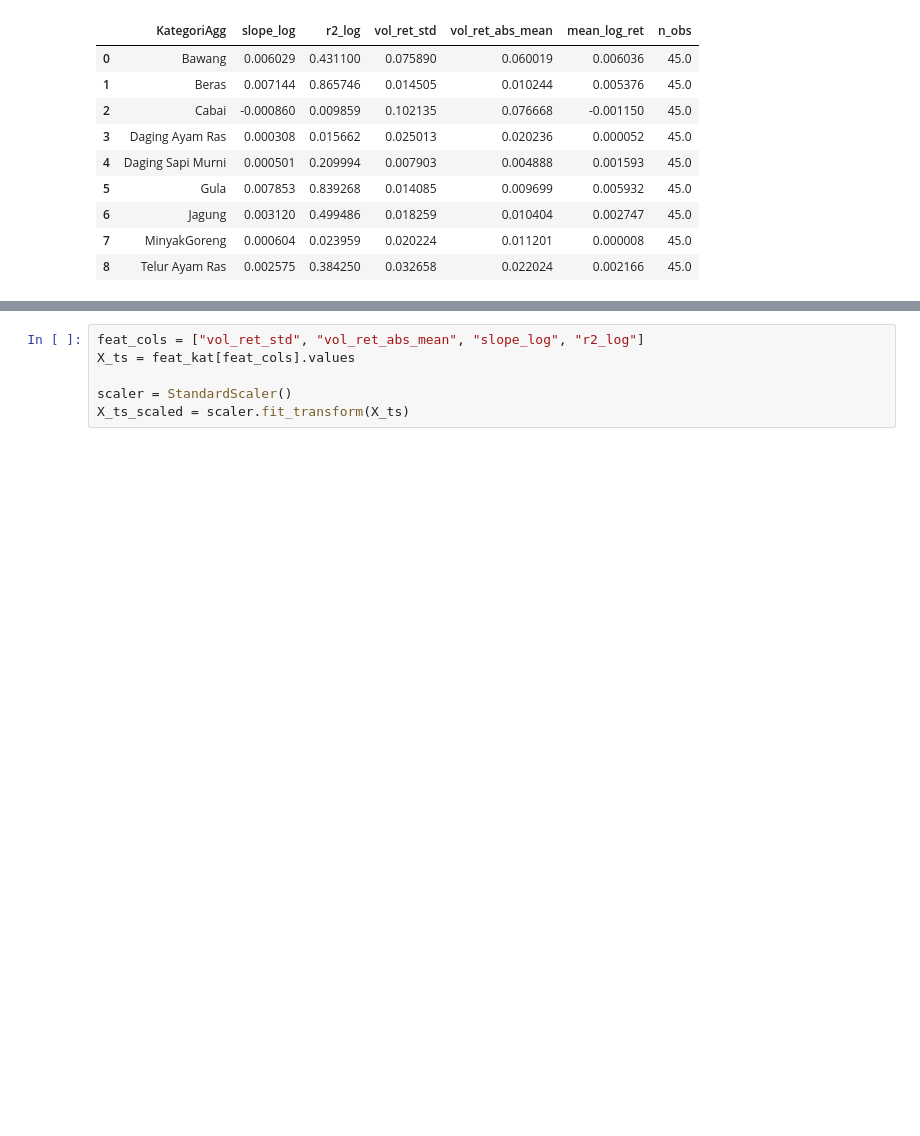
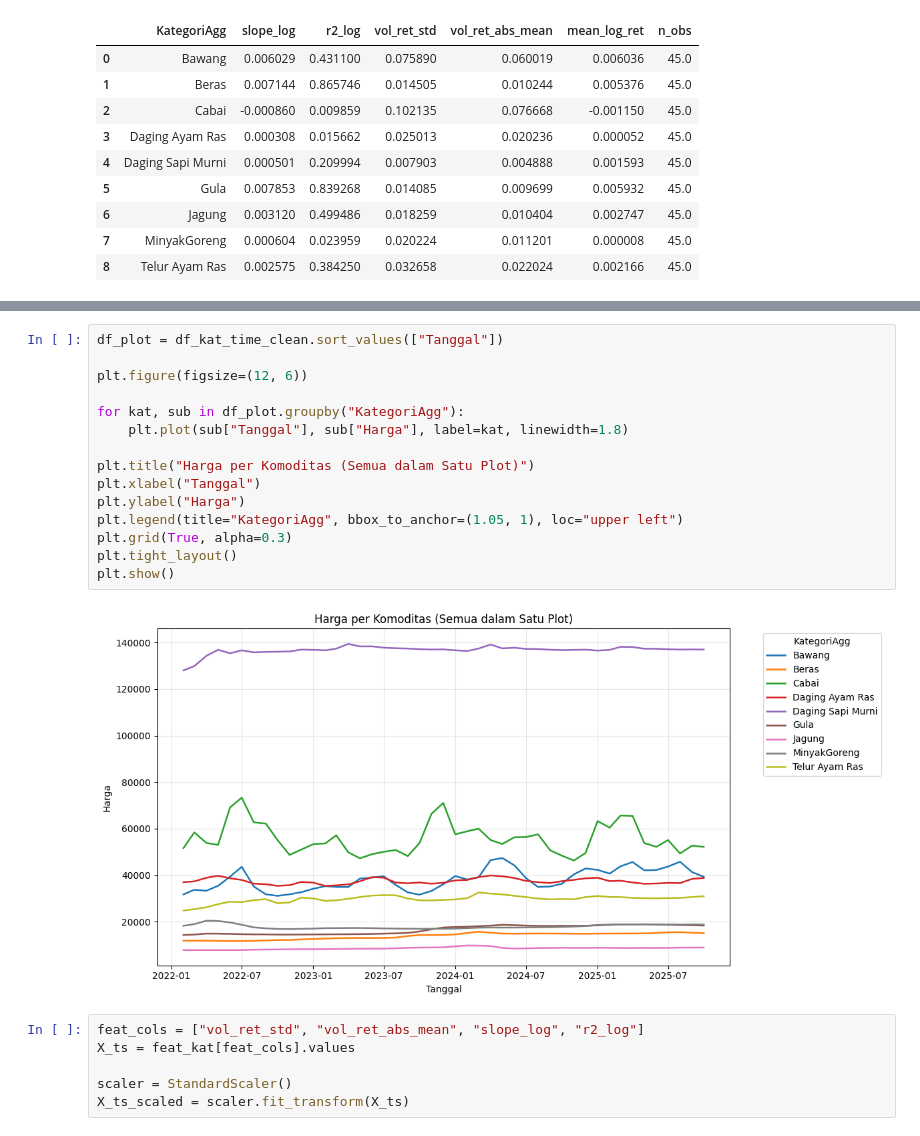
Before and after one commit to ali16180/Clustering-of-Staple-Commodities-in-Indonesia, a Jupyter notebook: G1401231081_Muhammad Hafiz Fazli_Tugas Akhir Individu.ipynb, the cells around one changed output, grey strips where cells are left out. Saved outputs shown, nothing was run; the diff lists cells and outputs as text; blank space fills up the shorter version.

```diff
--- a/G1401231081_Muhammad Hafiz Fazli_Tugas Akhir Individu.ipynb
+++ b/G1401231081_Muhammad Hafiz Fazli_Tugas Akhir Individu.ipynb
@@ -1136,3 +1152,20 @@ feat_kat
+# %%
+df_plot = df_kat_time_clean.sort_values(["Tanggal"])
+
+plt.figure(figsize=(12, 6))
+
+for kat, sub in df_plot.groupby("KategoriAgg"):
+    plt.plot(sub["Tanggal"], sub["Harga"], label=kat, linewidth=1.8)
+
+plt.title("Harga per Komoditas (Semua dalam Satu Plot)")
+plt.xlabel("Tanggal")
+plt.ylabel("Harga")
+plt.legend(title="KategoriAgg", bbox_to_anchor=(1.05, 1), loc="upper left")
+plt.grid(True, alpha=0.3)
+plt.tight_layout()
+plt.show()
+# %% [output]
+[figure, added]
 # %%
 feat_cols = ["vol_ret_std", "vol_ret_abs_mean", "slope_log", "r2_log"]
 X_ts = feat_kat[feat_cols].values
```
Also changed, not shown: parts of 3 cells of this notebook, 1 other file.
